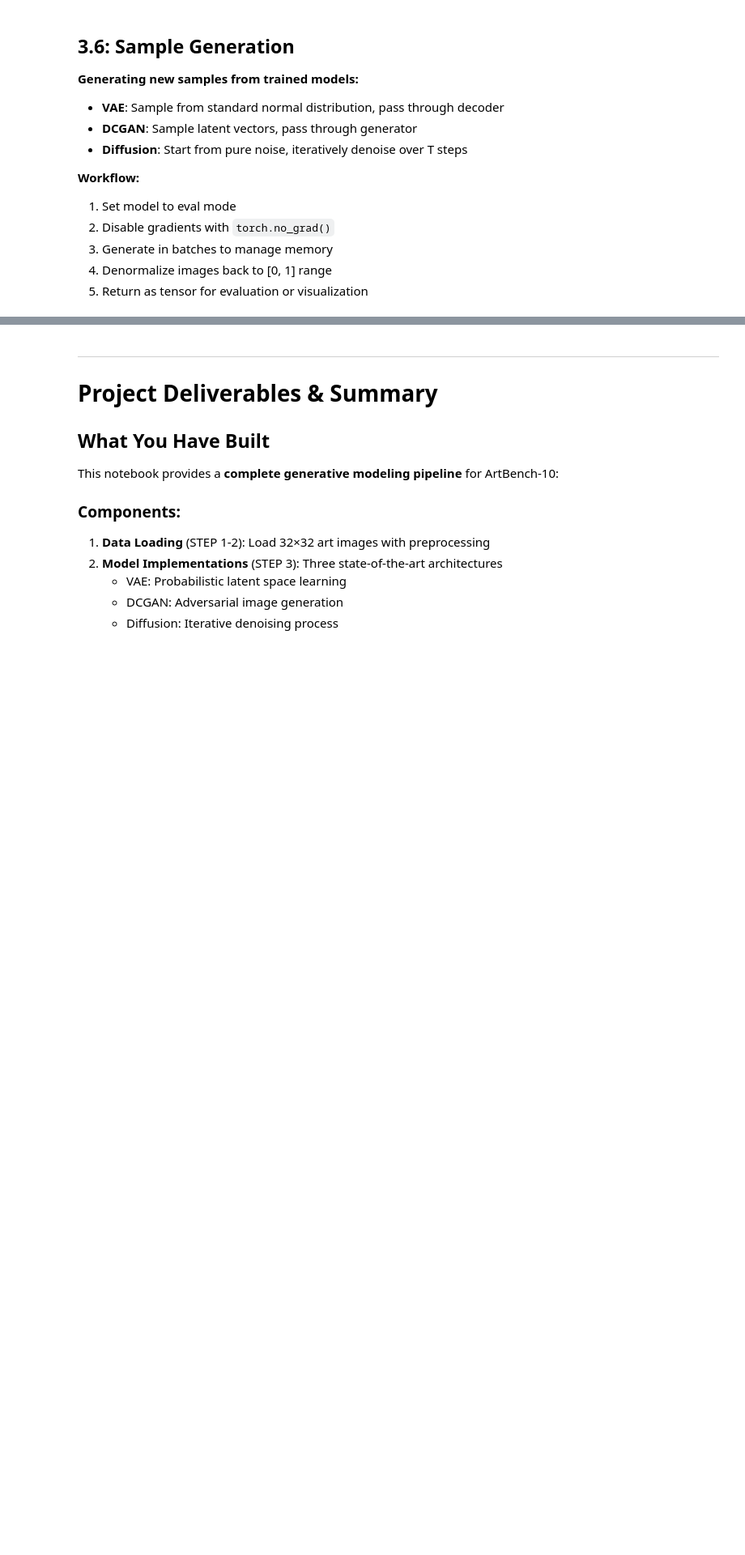
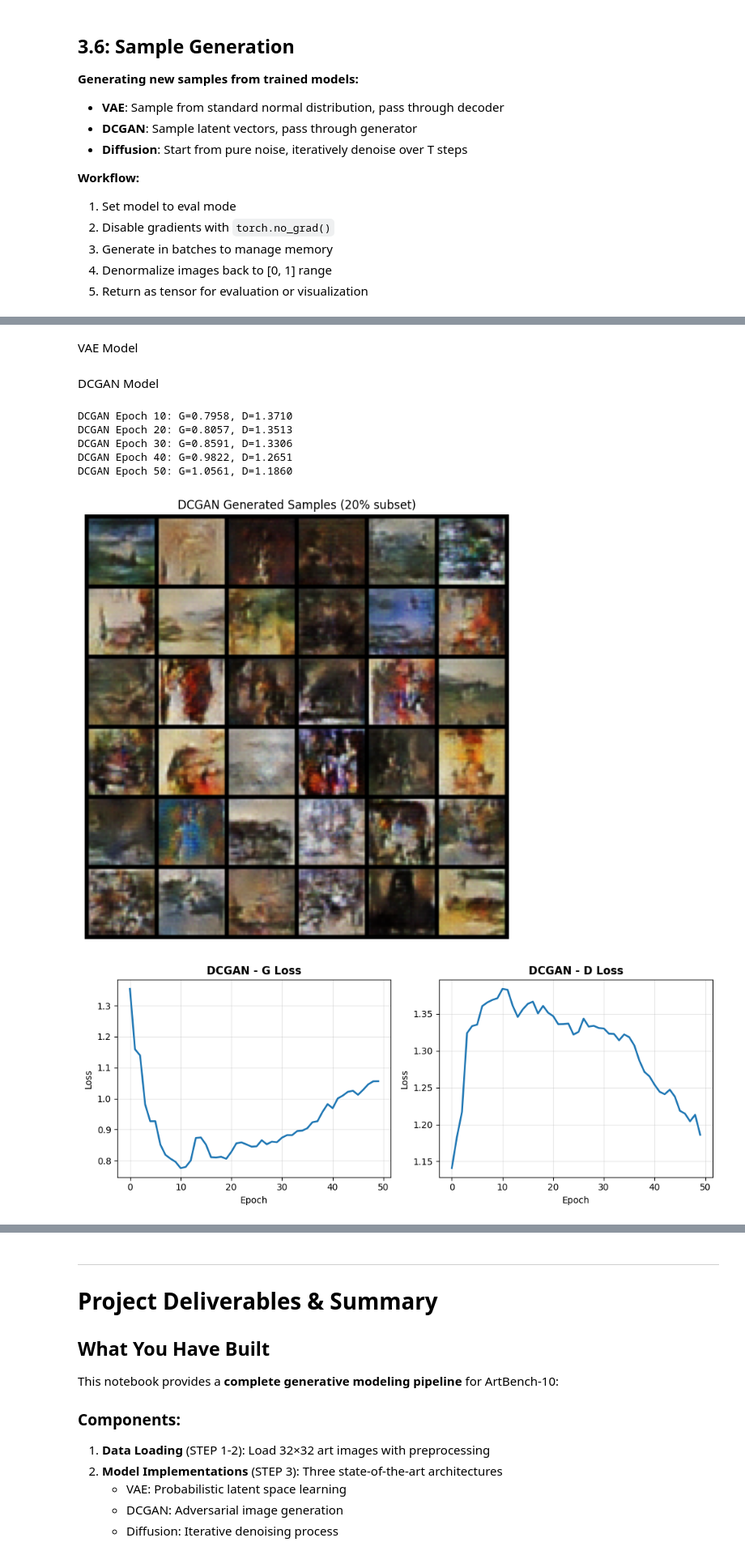
Before and after one commit to httpirsh/miacd-iag-generative-modelling, a Jupyter notebook: notebooks/ArtBench10_Student_Start_Pack.ipynb, the cells around one changed output, grey strips where cells are left out. Shown at 81% size. Saved outputs shown, nothing was run; the diff lists cells and outputs as text; code cells hidden in the pictures; blank space fills up the shorter version.

Commit message:
GAN hyperparameters adjusted with a good result and structure adjustments in the models initilization cells.

```diff
--- a/notebooks/ArtBench10_Student_Start_Pack.ipynb
+++ b/notebooks/ArtBench10_Student_Start_Pack.ipynb
@@ -791,7 +850,7 @@ def generate_vae_samples(model, num_samples=1000, latent_dim=64, batch_size=128)
     return torch.cat(samples, dim=0)[:num_samples]
 
 
-def generate_dcgan_samples(generator, num_samples=1000, latent_dim=100, batch_size=128):
+def generate_dcgan_samples(generator, num_samples, latent_dim, batch_size):
     """Generate samples from trained DCGAN"""
     generator.eval()
     samples = []
@@ -931,7 +916,6 @@ def create_results_dataframe(results_dict):
 
 
 def plot_training_history(history_dict, model_name='Model'):
-    """Plot training loss curves"""
     fig, axes = plt.subplots(1, len(history_dict), figsize=(5*len(history_dict), 4))
     if len(history_dict) == 1:
         axes = [axes]
@@ -943,26 +927,18 @@ def plot_training_history(history_dict, model_name='Model'):
         ax.set_ylabel('Loss')
         ax.grid(alpha=0.3)
     plt.tight_layout()
-    return fig
+    plt.show()
 
 
-def visualize_generated_samples(samples, num_show=16, figsize=(8, 8)):
-    """Visualize generated samples in grid"""
-    if samples.dim() == 4:
-        samples = samples[:num_show]
-    else:
-        samples = samples.view(-1, 3, 32, 32)[:num_show]
+def show_generated_samples(samples, n_images=36, nrow=6, title='Generated Samples'):
+    grid = make_grid(samples[:n_images], nrow=nrow, padding=2)
+    np_img = grid.permute(1, 2, 0).cpu().numpy()
 
-    grid = samples.cpu()
-    if grid.max() > 1:
-        grid = grid / 255.0
-
-    grid_img = torchvision.utils.make_grid(grid, nrow=4, normalize=False)
-    plt.figure(figsize=figsize)
-    plt.imshow(grid_img.permute(1, 2, 0))
+    plt.figure(figsize=(8, 8))
+    plt.imshow(np_img)
     plt.axis('off')
-    plt.tight_layout()
-    return plt.gcf()
+    plt.title(title)
+    plt.show()
 
 
 def save_checkpoint(model, optimizer, epoch, loss, path):
@@ -985,0 +982,2 @@ print("✓ Utility functions defined")
+# %% [markdown]
+VAE Model
@@ -985,0 +997,27 @@ print("✓ Utility functions defined")
+# %% [markdown]
+DCGAN Model
+# %%
+set_seed(SEED)
+
+# Initialize the DCGAN models
+dcgan_gen = DCGANGenerator(latent_dim=128, img_channels=3)
+dcgan_disc = DCGANDiscriminator(img_channels=3)
+
+# PHASE 1: Train on 20% subset for quick iteration
+dcgan_gen, dcgan_disc, dcgan_hist = train_dcgan(dcgan_gen, dcgan_disc, train_loader_from_csv, num_epochs=50, learning_rate=0.0002, latent_dim=128)
+sample_dcgan = generate_dcgan_samples(dcgan_gen, num_samples=1000, latent_dim=128, batch_size=128)
+
+# Visualize generated samples and training history
+show_generated_samples(sample_dcgan, title='DCGAN Generated Samples (20% subset)')
+plot_training_history({
+    'G Loss': dcgan_hist['g_loss'],
+    'D Loss': dcgan_hist['d_loss']
+}, model_name='DCGAN')
+# %% [output]
+DCGAN Epoch 10: G=0.7958, D=1.3710
+DCGAN Epoch 20: G=0.8057, D=1.3513
+DCGAN Epoch 30: G=0.8591, D=1.3306
+DCGAN Epoch 40: G=0.9822, D=1.2651
+DCGAN Epoch 50: G=1.0561, D=1.1860
+[figure, added]
+[figure, added]
```
Also changed, not shown: parts of 28 cells of this notebook.
